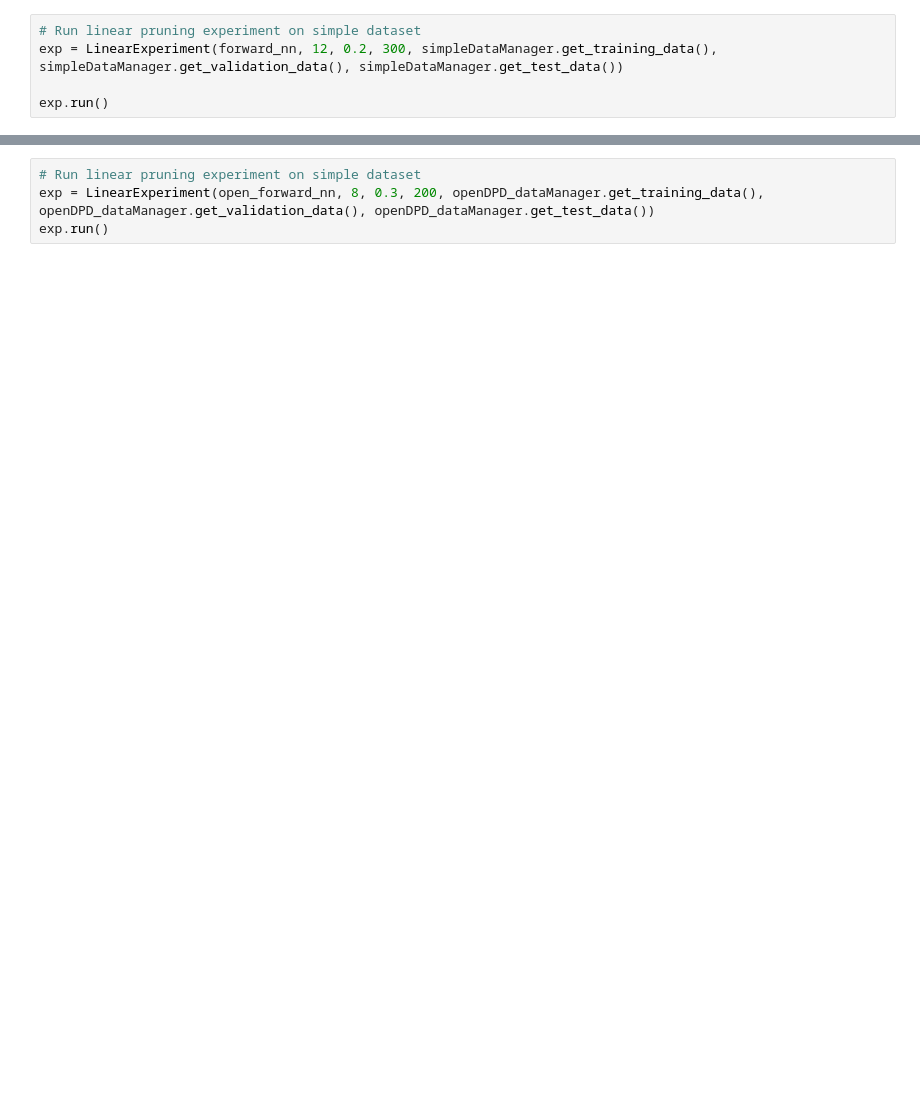
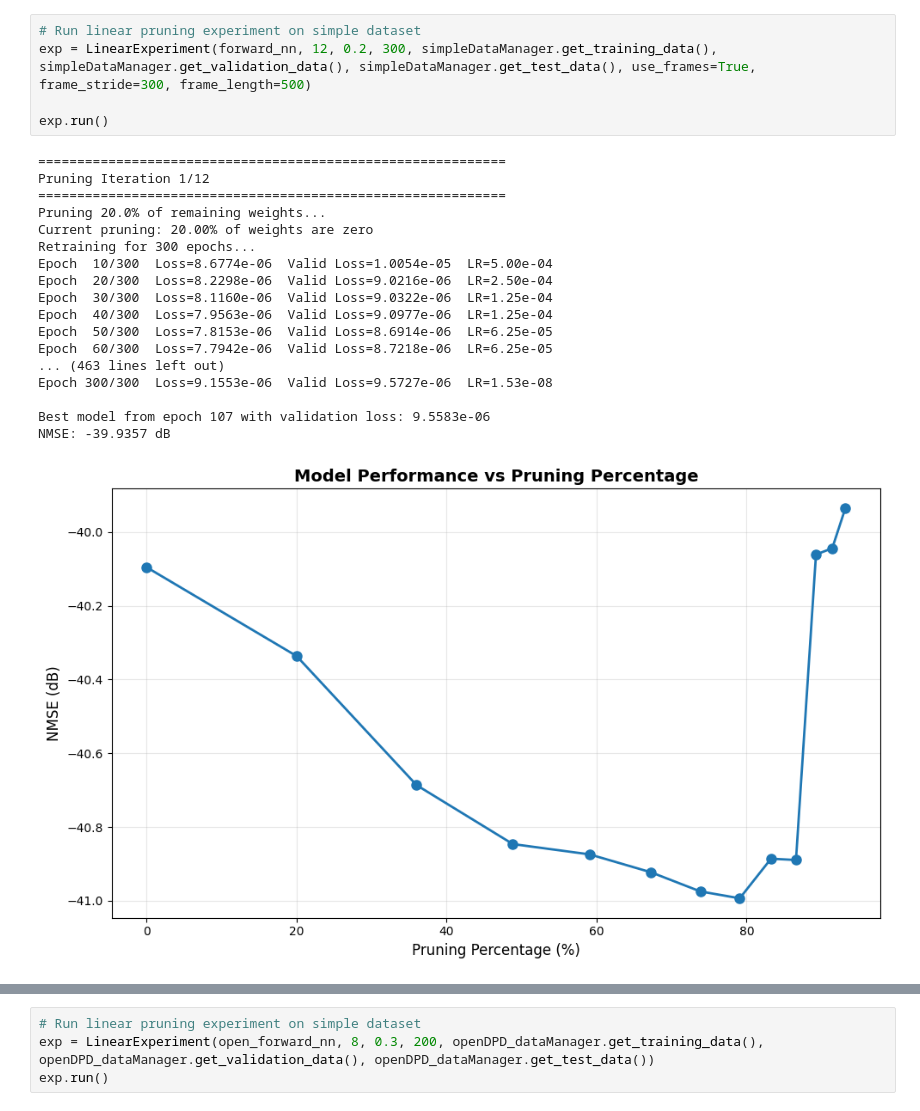
Before and after one commit to aquigney/sparseDPD, a Jupyter notebook: refactored_notebook.ipynb, the cells around one changed output, grey strips where cells are left out. Saved outputs shown, nothing was run; the diff lists cells and outputs as text; blank space fills up the shorter version.

```diff
--- a/refactored_notebook.ipynb
+++ b/refactored_notebook.ipynb
@@ -49,5 +81,24 @@ Forward NN has 3000 parameters
 # %%
 # Run linear pruning experiment on simple dataset
-exp = LinearExperiment(forward_nn, 12, 0.2, 300, simpleDataManager.get_training_data(), simpleDataManager.get_validation_data(), simpleDataManager.get_test_data())
+exp = LinearExperiment(forward_nn, 12, 0.2, 300, simpleDataManager.get_training_data(), simpleDataManager.get_validation_data(), simpleDataManager.get_test_data(), use_frames=True, frame_stride=300, frame_length=500)
 
 exp.run()
+# %% [output]
+============================================================
+Pruning Iteration 1/12
+============================================================
+Pruning 20.0% of remaining weights...
+Current pruning: 20.00% of weights are zero
+Retraining for 300 epochs...
+Epoch  10/300  Loss=8.6774e-06  Valid Loss=1.0054e-05  LR=5.00e-04
+Epoch  20/300  Loss=8.2298e-06  Valid Loss=9.0216e-06  LR=2.50e-04
+Epoch  30/300  Loss=8.1160e-06  Valid Loss=9.0322e-06  LR=1.25e-04
+Epoch  40/300  Loss=7.9563e-06  Valid Loss=9.0977e-06  LR=1.25e-04
+Epoch  50/300  Loss=7.8153e-06  Valid Loss=8.6914e-06  LR=6.25e-05
+Epoch  60/300  Loss=7.7942e-06  Valid Loss=8.7218e-06  LR=6.25e-05
+... (463 lines left out)
+Epoch 300/300  Loss=9.1553e-06  Valid Loss=9.5727e-06  LR=1.53e-08
+
+Best model from epoch 107 with validation loss: 9.5583e-06
+NMSE: -39.9357 dB
+[figure, added]
```
Also changed, not shown: parts of 5 cells of this notebook, 3 other files.
